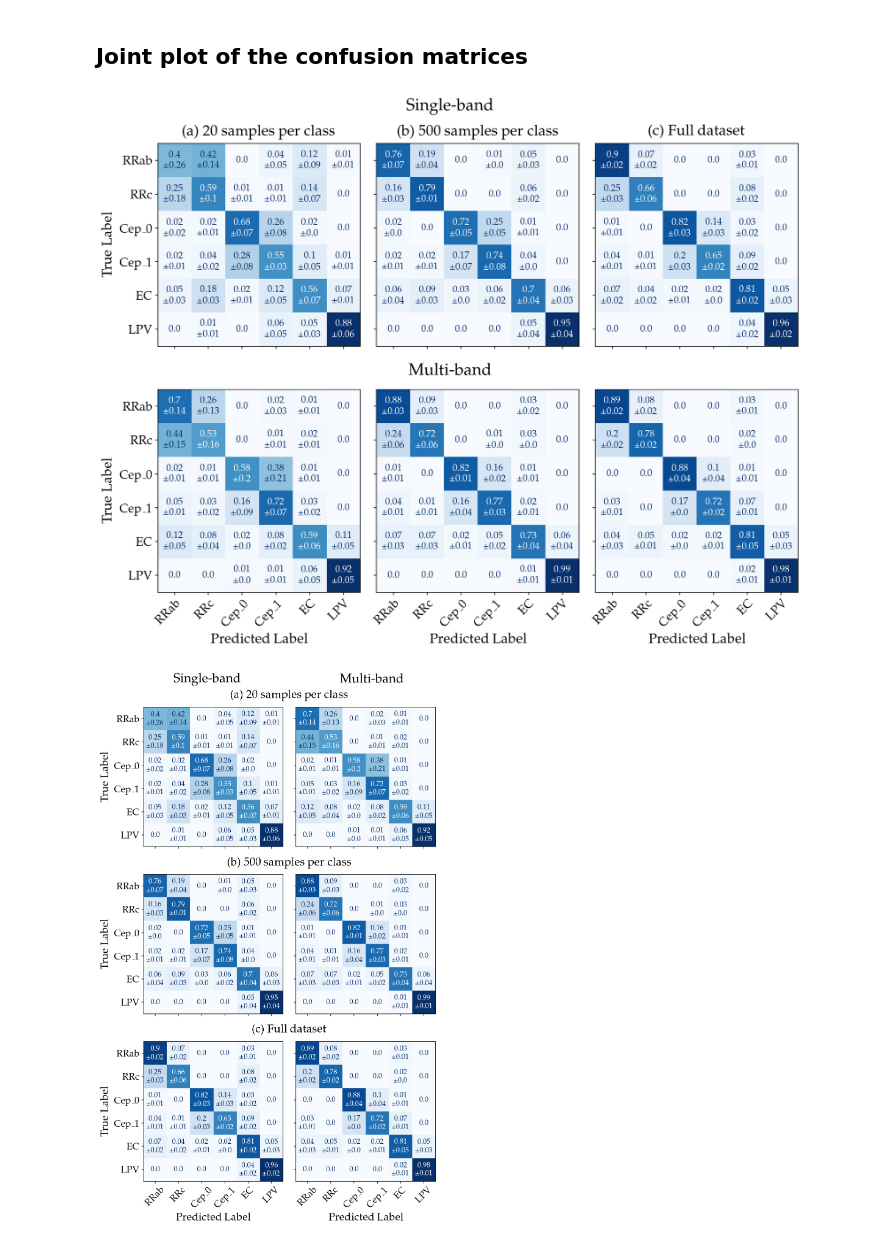
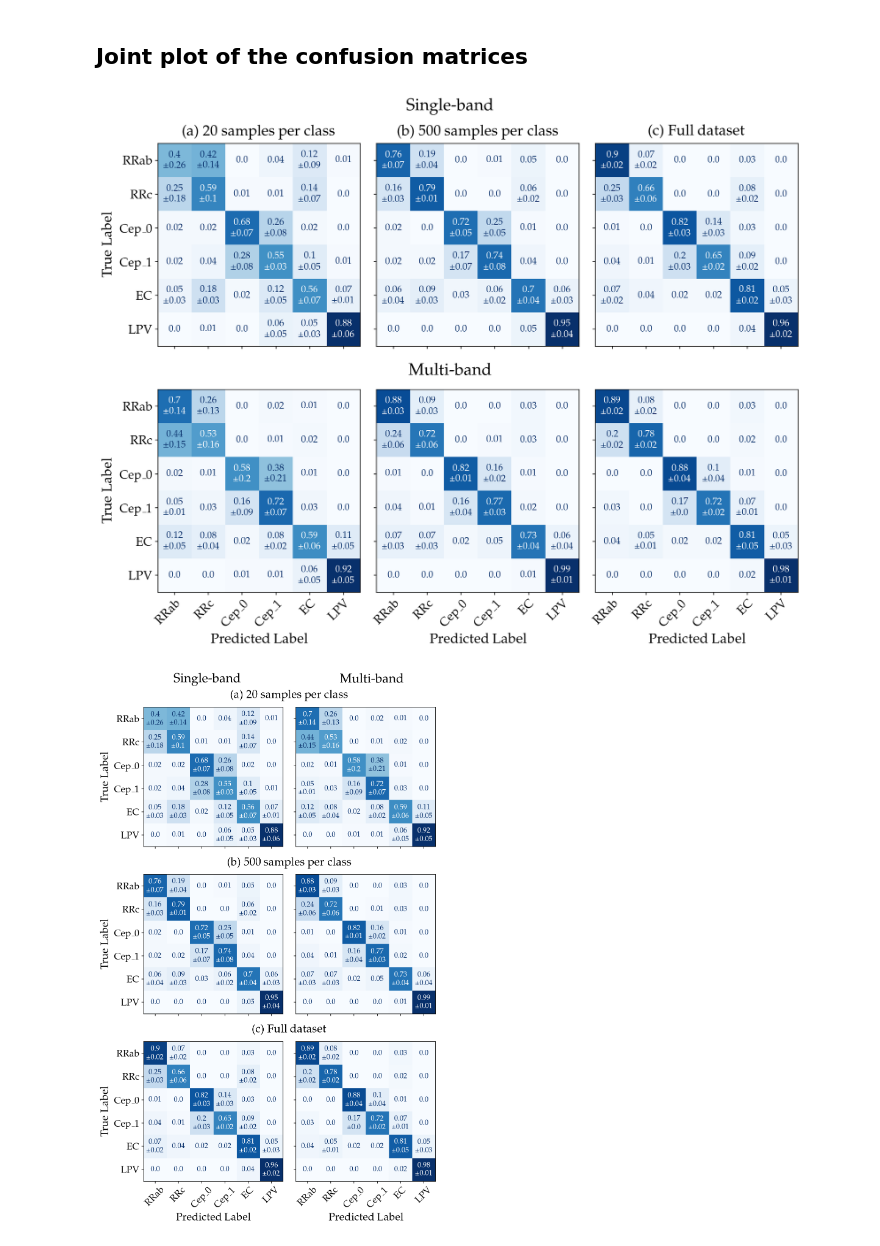
Before and after one commit to dnlmoreno/VT_Model_for_LightCurves_Classification, a Jupyter notebook: notebooks/vis_confusion_matrices_macho.ipynb, the cells around one changed output. Saved outputs shown, nothing was run; the diff lists cells and outputs as text; code cells hidden in the pictures.

Commit message:
update confusion matrix visualization

```diff
--- a/notebooks/vis_confusion_matrices_macho.ipynb
+++ b/notebooks/vis_confusion_matrices_macho.ipynb
@@ -564,7 +564,7 @@ for row in range(2):
         # Añadiendo anotaciones (media y desviación estándar)
         for i in range(mean_matrix.shape[0]):
             for j in range(mean_matrix.shape[1]):
-                if mean_matrix[i, j] >= 0.005:
+                if mean_matrix[i, j] >= 0.05:
                     text = f'{np.around(mean_matrix[i, j], decimals=2)}\n±{np.around(std_matrix[i, j], decimals=2)}'
                 else:
                     text = f'{np.around(mean_matrix[i, j], decimals=2)}'
@@ -603,7 +603,7 @@ os.makedirs(path_save_results, exist_ok=True)
 plt.savefig(f"{path_save_results}/cm_macho_combined.pdf", format="pdf", bbox_inches="tight")
 plt.show()
 # %% [output]
-[figure, old version]
+[figure, new version]
 # %%
 import matplotlib.pyplot as plt
 import numpy as np
@@ -658,38 +658,38 @@ for row in range(3):
         # Añadiendo anotaciones (media y desviación estándar)
         for i in range(mean_matrix.shape[0]):
             for j in range(mean_matrix.shape[1]):
-                if mean_matrix[i, j] >= 0.005:
+                if mean_matrix[i, j] >= 0.05:
                     text = f'{np.around(mean_matrix[i, j], decimals=2)}\n±{np.around(std_matrix[i, j], decimals=2)}'
                 else:
                     text = f'{np.around(mean_matrix[i, j], decimals=2)}'
 
                 color = "white" if mean_matrix[i, j] > 0.5 else new_color
                 ax.text(j, i, text, ha="center", va="center", color=color, fontsize=11.7)
 
         # Ajustes de ejes y etiquetas
         ax.tick_params(axis='both', which='major', labelsize=15)
         ax.set_xticks(np.arange(len(order_classes)))
         ax.set_yticks(np.arange(len(order_classes)))
         ax.set_xticklabels(order_classes)
         ax.set_yticklabels(order_classes)
         #plt.setp(ax.get_xticklabels(), rotation=45, ha="right", rotation_mode="anchor")
         plt.setp(ax.get_xticklabels(), rotation=45, ha='center', va='top', rotation_mode="default")
 
         # Solo mostrar títulos en la primera columna
         if col == 0:
             ax.set_title('', fontsize=18, pad=10)
 
         # Etiqueta solo en la primera columna
         if col == 0:
             ax.set_ylabel('True Label', fontsize=17)
 
         # Etiquetas de ejes solo en la última fila
         if row == 2:
             ax.set_xlabel('Predicted Label', fontsize=17)
 
 plt.tight_layout(pad=2)
 os.makedirs(path_save_results, exist_ok=True)
 plt.savefig(f"{path_save_results}/cm_macho_combined_vertical.pdf", format="pdf", bbox_inches="tight")
 plt.show()
 # %% [output]
-[figure, old version]
+[figure, new version]
```
Also changed, not shown: 4 other files.
